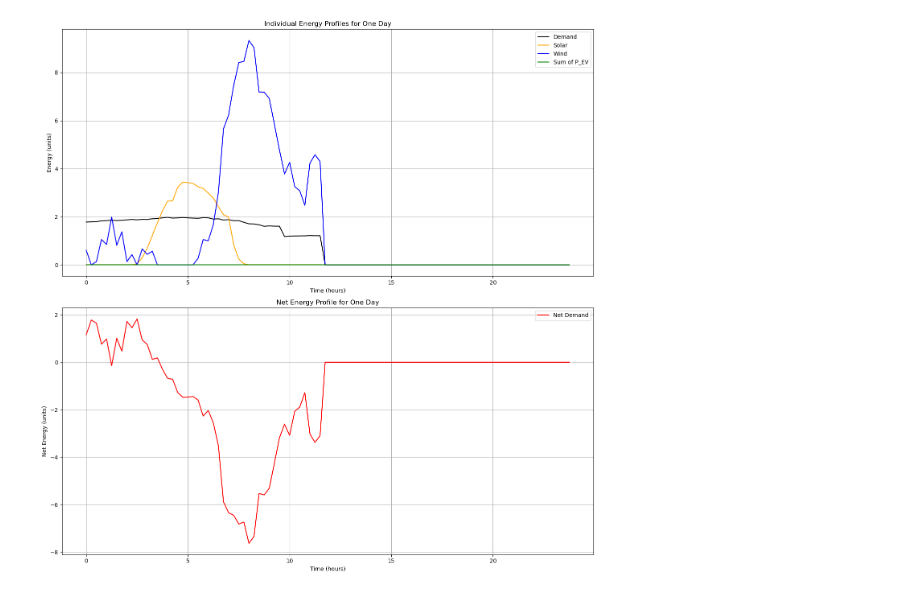
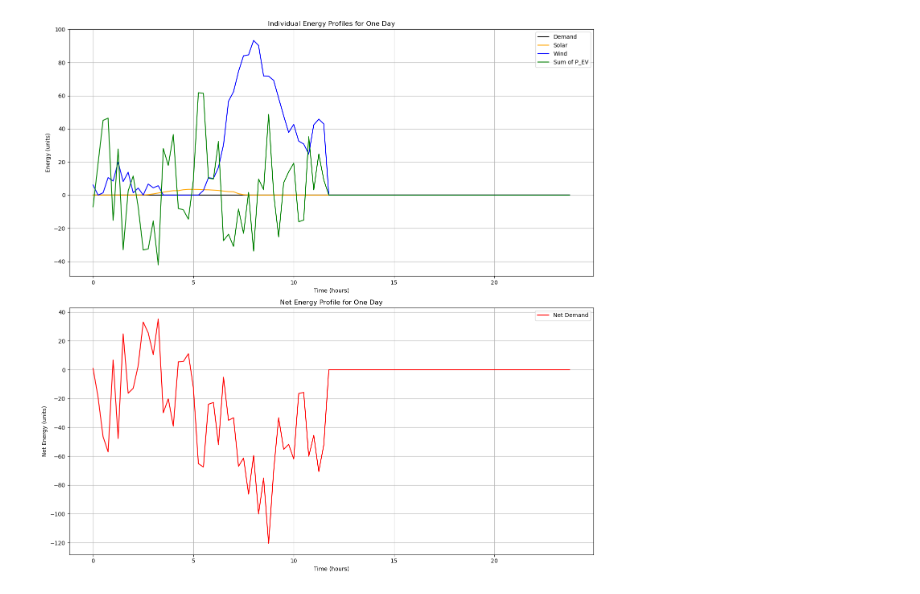
Before and after one commit to carlacupcake/CE291-V2G, a Jupyter notebook: RL_test.ipynb, the cells around one changed output. Drawn from its saved outputs; the diff is of its cells as text; code cells hidden in the pictures.

Commit message:
added new test agent and script. Things work now i think!

```diff
--- a/RL_test.ipynb
+++ b/RL_test.ipynb
@@ -42,13 +47,9 @@ with open('Wind Data/wind_data.json', 'r') as json_file:
 # %%
 # Initialize environment with your chosen day's data
 
-#Quick fix for scaling
-demand_data=demand_data/300
-wind_data=wind_data*10
-
 day_index=19 #random
 timestep_length=.25 #in hours
-batch_size = 32 #TWEAk
+batch_size = 10 #TWEAk
 env = GridEnvironment(N, demand_data, solar_data, wind_data, day_index, timestep_length)
 
 # Initialize DQN agent
@@ -67,8 +68,6 @@ PEV_profile = np.zeros(T)
 
 for timestep in range(1, T+1):  # Assume T timesteps in a day
     action = agent.act(state)  # Decide action based on current state
-
-
 
     reward, done, next_demand, next_solar, next_wind, next_P_EV = env.step(action)
 
@@ -89,8 +88,8 @@ for timestep in range(1, T+1):  # Assume T timesteps in a day
         print(f"Episode finished after {timestep} timesteps with total reward {total_reward}")  # This should be the point where the loop exits if the episode is done
 
     #Replay not working?\
-   # if len(agent.memory) >= batch_size:
-       # agent.replay(batch_size) # Train the agent with a minibatch from memory
+    if len(agent.memory) >= batch_size:
+       agent.replay(batch_size) # Train the agent with a minibatch from memory
 
     state = next_state  # Move to the next state
     total_reward += reward
@@ -119,32 +107,32 @@ Total reward for the episode (day): -25.380379840000053
 
 time_steps = np.arange(0, T * timestep_length, timestep_length)  # Generate a time axis
 
 plt.figure(figsize=(14, 14))  # Increase the figure size to accommodate two subplots
 
 # First subplot for individual profiles
 plt.subplot(2, 1, 1)  # (rows, columns, panel number)
 plt.plot(time_steps, demand_profile, label='Demand', color='black')
 plt.plot(time_steps, solar_profile, label='Solar', color='orange')
 plt.plot(time_steps, wind_profile, label='Wind', color='blue')
 plt.plot(time_steps, PEV_profile, label='Sum of P_EV', color='green')
 plt.xlabel('Time (hours)')
 plt.ylabel('Energy (units)')
 plt.title('Individual Energy Profiles for One Day')
 plt.legend()
 plt.grid(True)
 
 # Second subplot for net demand
 plt.subplot(2, 1, 2)  # (rows, columns, panel number)
-net_demand_profile = demand_profile - solar_profile - wind_profile
+net_demand_profile = demand_profile - solar_profile - wind_profile-PEV_profile
 plt.plot(time_steps, net_demand_profile, label='Net Demand', color='red')
 plt.xlabel('Time (hours)')
 plt.ylabel('Net Energy (units)')
 plt.title('Net Energy Profile for One Day')
 plt.legend()
 plt.grid(True)
 
 # Show both plots
 plt.tight_layout()  # Adjusts subplot params so that subplots are nicely fit in the figure
 plt.show()
 # %% [output]
-[figure, old version]
+[figure, new version]
```
Also changed, not shown: parts of 5 cells of this notebook, 3 other files.
